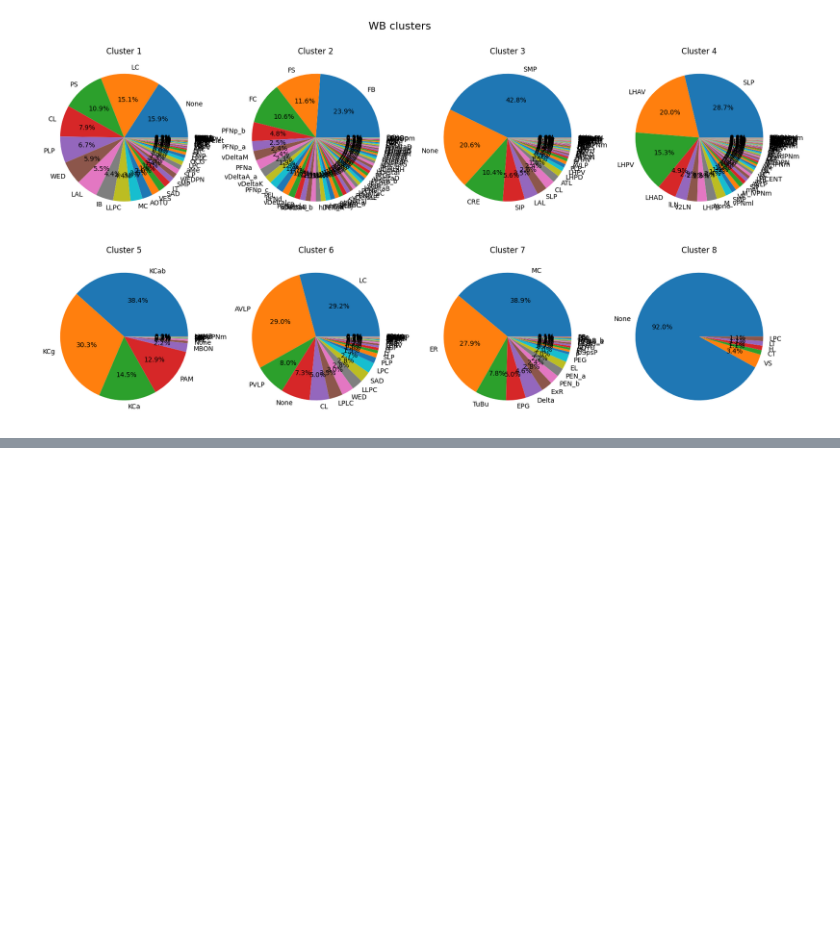
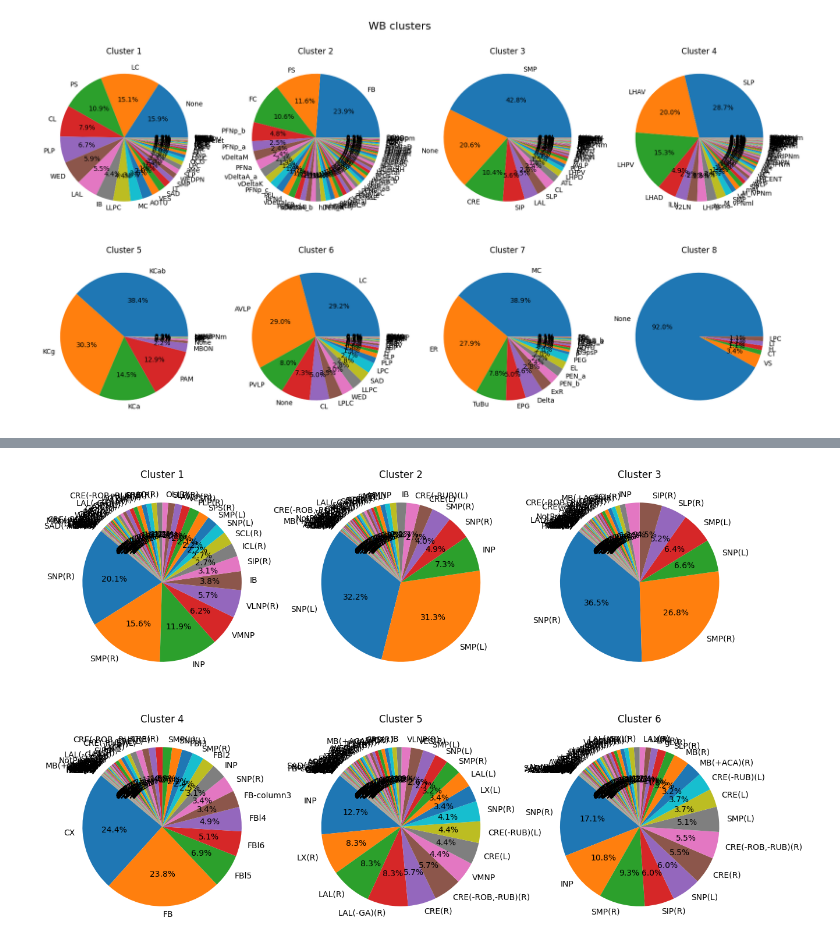
Before and after one commit to RhessaWL/flybrain-clustering, a Jupyter notebook: piechart_ovi.ipynb, the cells around one changed output, grey strips where cells are left out. Cells and saved outputs as stored; diff of their text form; code cells hidden in the pictures; blank space fills up the shorter version.

```diff
--- a/piechart_ovi.ipynb
+++ b/piechart_ovi.ipynb
@@ -224,0 +310,6 @@ for i in cluster_list:
+# %%
+# Check that ids are the same (should be, but paranoia)
+ids_fetched = _['bodyId']
+diff = ids[~ids.isin(ids_fetched)]
+if diff.empty:
+    log_msg("All bodyIds checked!")
@@ -224,0 +428,4 @@ for i in cluster_list:
+# %%
+cluster_list = [1,2,3,4,5,6] # create cluster list
+pie_plotter(full, cluster_list, weight_threshold=1000)
+# %% [output]
@@ -224,0 +436 @@ for i in cluster_list:
+[figure, added]
```
Also changed, not shown: parts of 24 cells of this notebook, 1 other file.
